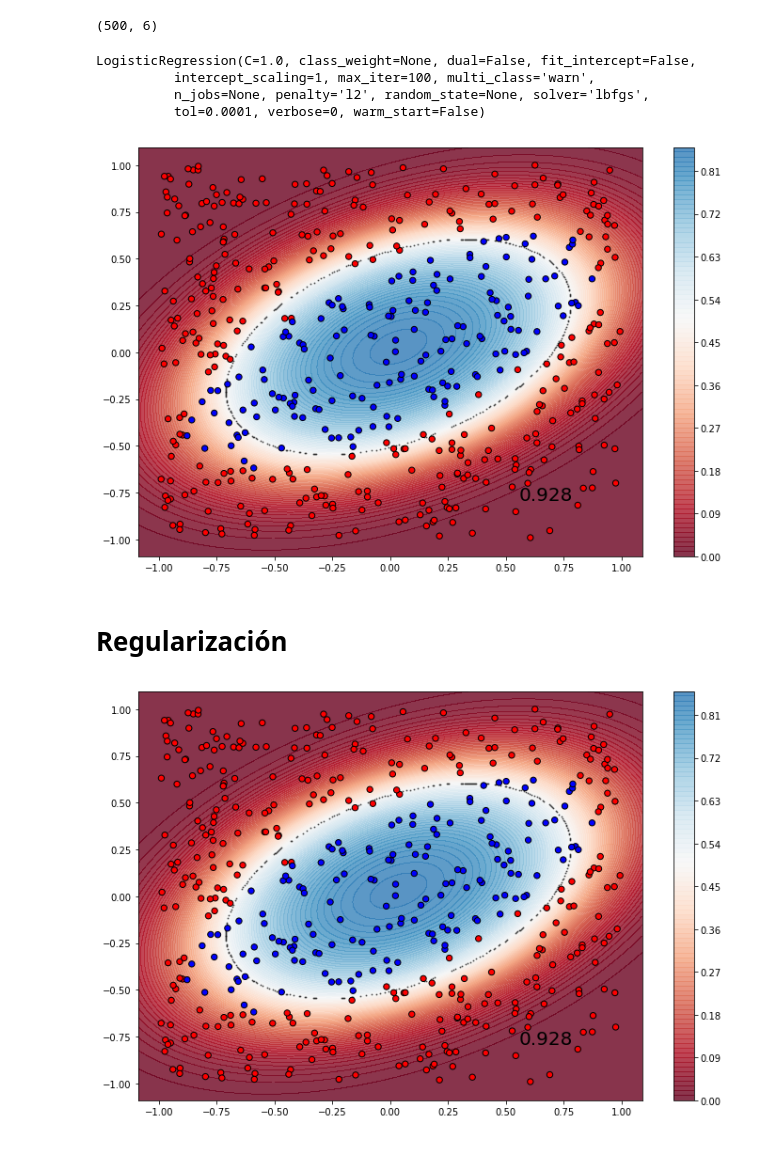
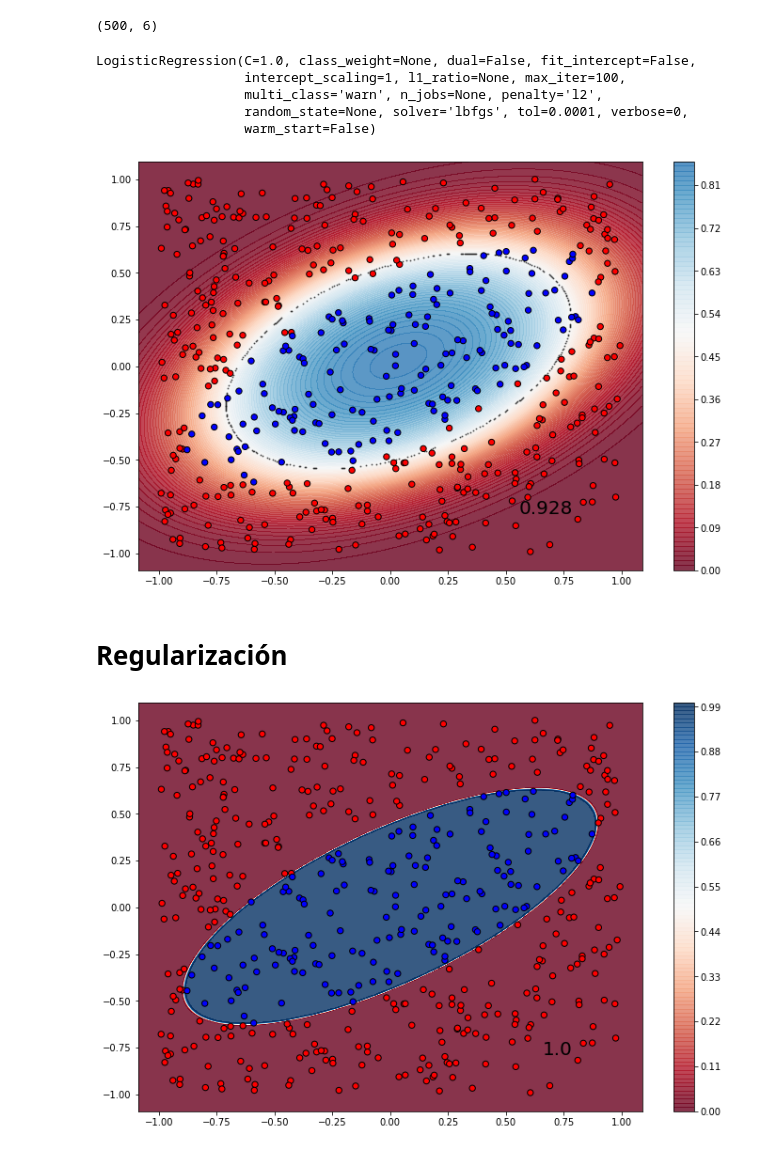
Before and after one commit to juanigoa/ITBA-Deep-Learning, a Jupyter notebook: Laboratorio de Machine Learning/0 - Clasificacion Binaria - Modelos probabilisticos/Laboratorio-01-master/2-Lab01-Regresion_Logistica.ipynb, the cells around one changed output. Drawn from its saved outputs; the diff is of its cells as text; code cells hidden in the pictures.

```diff
--- a/Laboratorio de Machine Learning/0 - Clasificacion Binaria - Modelos probabilisticos/Laboratorio-01-master/2-Lab01-Regresion_Logistica.ipynb
+++ b/Laboratorio de Machine Learning/0 - Clasificacion Binaria - Modelos probabilisticos/Laboratorio-01-master/2-Lab01-Regresion_Logistica.ipynb
@@ -28,8 +28,8 @@ def generate_gaussians_distributions(N=500, random_state=42):
 # %% [markdown]
 # Selección del dataset
 # %%
-X, y = generate_gaussians_distributions()
-#X, y = generate_elipse_data()
+#X, y = generate_gaussians_distributions()
+X, y = generate_elipse_data()
 # %%
 plt.figure(figsize=(8,8))
 plot_boundaries(X,y)
@@ -63,9 +92,9 @@ def add_columns(X):
     # Se agrega primer columna elevada al cuadrada como 3er columna
     X = np.append(X, (X[:,0]**2).reshape(-1,1), axis=1)
     # TODO: Agregar producto de primer columna por segunda columna en la cuarta columna
-    X = np.append(X, , axis=1) # Agregar aca no olvidar el reshape reshape(-1,1)
+    X = np.append(X,(X[:,0]*X[:,1]).reshape(-1,1), axis=1) # Agregar aca no olvidar el reshape reshape(-1,1)
     # TODO: Agregar segunda columna elevada al cuadrada como 5er columna
-    X = np.append(X, , axis=1) # Agregar aca no olvidar el reshape reshape(-1,1)
+    X = np.append(X,(X[:,1]**2).reshape(-1,1) , axis=1) # Agregar aca no olvidar el reshape reshape(-1,1)
     # Se agrega la columna de 1s como 6ta columna para despues usar fit_intercept=False. Es necesario para la librería de graficación
     X = np.append(np.ones((len(X), 1)), X, axis=1)
     return X
@@ -79,23 +108,24 @@ model_poly = LogisticRegression(solver='lbfgs', fit_intercept=False)
 model_poly.fit(add_columns(X), y)
 # %% [output]
 LogisticRegression(C=1.0, class_weight=None, dual=False, fit_intercept=False,
-          intercept_scaling=1, max_iter=100, multi_class='warn',
-          n_jobs=None, penalty='l2', random_state=None, solver='lbfgs',
-          tol=0.0001, verbose=0, warm_start=False)
+                   intercept_scaling=1, l1_ratio=None, max_iter=100,
+                   multi_class='warn', n_jobs=None, penalty='l2',
+                   random_state=None, solver='lbfgs', tol=0.0001, verbose=0,
+                   warm_start=False)
 # %%
 plt.figure(figsize=(12,8))
 score = model_poly.score(add_columns(X), y)
 plot_boundaries(X,y, score, probability_func=model_poly.predict_proba, mesh_res=500, degree=2)
 # %% [output]
-[figure, old version]
+[figure, new version]
 # %% [markdown]
 # Regularización
 # %%
-C = 1 # Modifique el valos de C
+C = 10000000 # Modifique el valos de C
 model_poly = LogisticRegression(solver='lbfgs', fit_intercept=False, C=C)
 model_poly.fit(add_columns(X), y)
 plt.figure(figsize=(12,8))
 score = model_poly.score(add_columns(X), y)
 plot_boundaries(X,y, score, probability_func=model_poly.predict_proba, mesh_res=500, degree=2)
 # %% [output]
-[figure, old version]
+[figure, new version]
```
Also changed, not shown: parts of 6 cells of this notebook, 11 other files.
